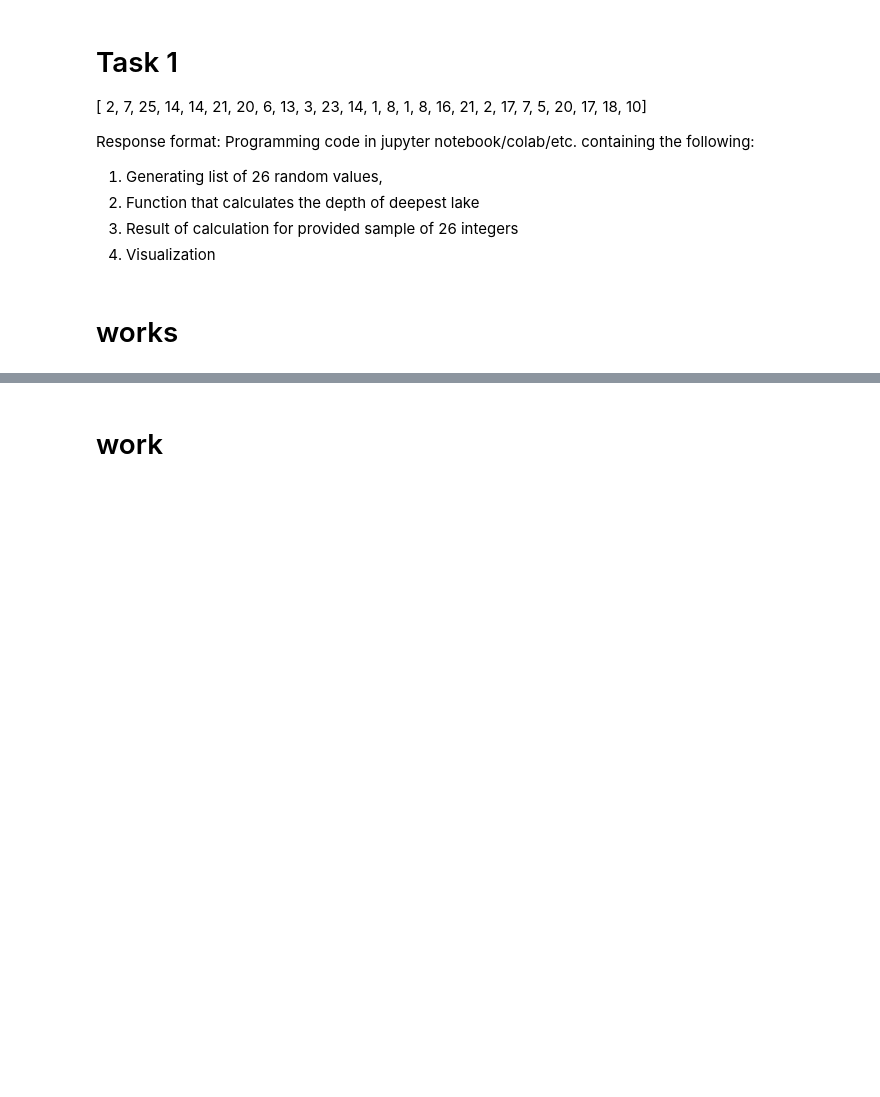
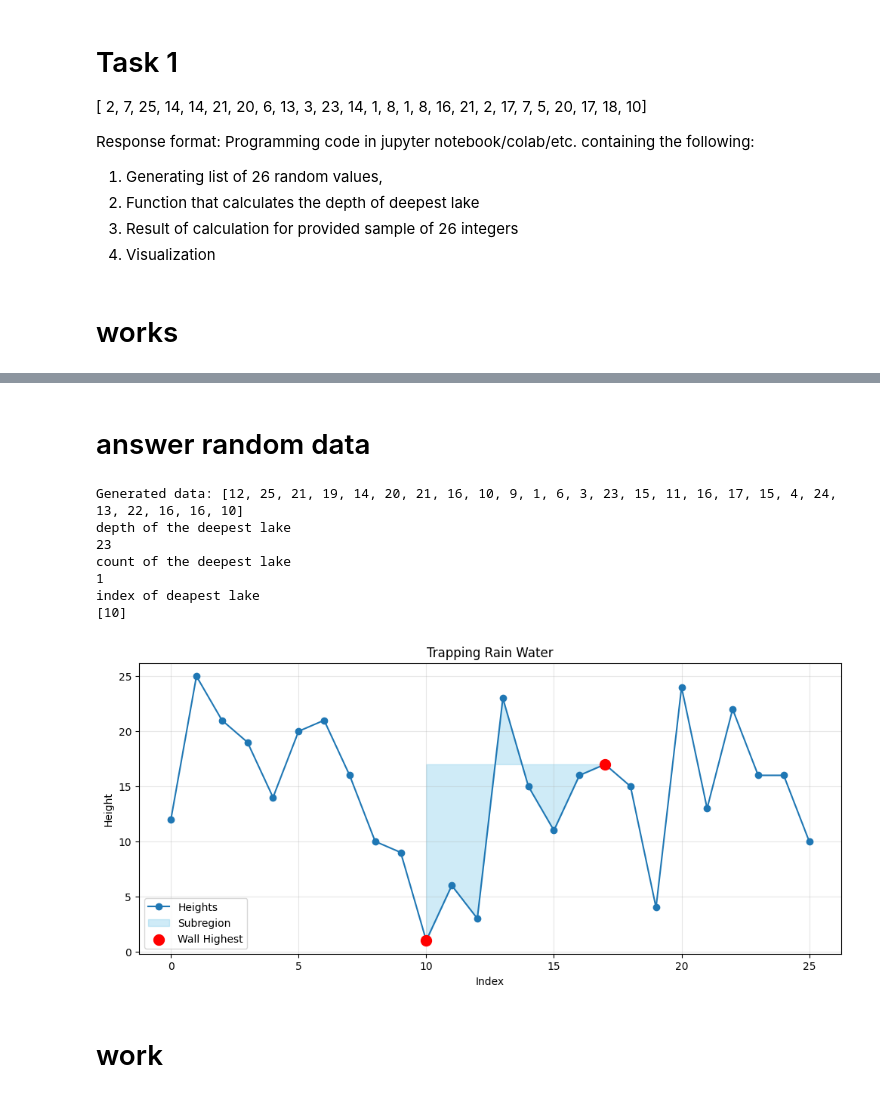
Before and after one commit to Animmant/amazinium_2026_tasks, a Jupyter notebook: works/mountaines.ipynb, the cells around one changed output, grey strips where cells are left out. Cells and saved outputs as stored; diff of their text form; code cells hidden in the pictures; blank space fills up the shorter version.

```diff
--- a/works/mountaines.ipynb
+++ b/works/mountaines.ipynb
@@ -105,3 +110,24 @@ Two highest points: index 10 (height 23), index 17 (height 21)
+# %% [markdown]
+# answer random data
+# %%
+print("Generated data:", rnd_data)
+
+deaph = max(calculate_water_level(rnd_data))
+count_deaph = list(calculate_water_level(rnd_data)).count(deaph)
+indexes = [i for i, x in enumerate(calculate_water_level(rnd_data)) if x == deaph]
+
+print("depth of the deepest lake", deaph, "count of the deepest lake", count_deaph, "index of deapest lake", indexes,  sep="\n")
+idx1, idx2 = 10, 17
+visualize_with_highlights(rnd_data, start_idx=10, end_idx=18, highest_idxs=[idx1, idx2])
+# %% [output]
+Generated data: [12, 25, 21, 19, 14, 20, 21, 16, 10, 9, 1, 6, 3, 23, 15, 11, 16, 17, 15, 4, 24, 13, 22, 16, 16, 10]
+depth of the deepest lake
+23
+count of the deepest lake
+1
+index of deapest lake
+[10]
+[figure, added]
 # %% [markdown]
 # work
 # %%
```
Also changed, not shown: parts of 4 cells of this notebook.
